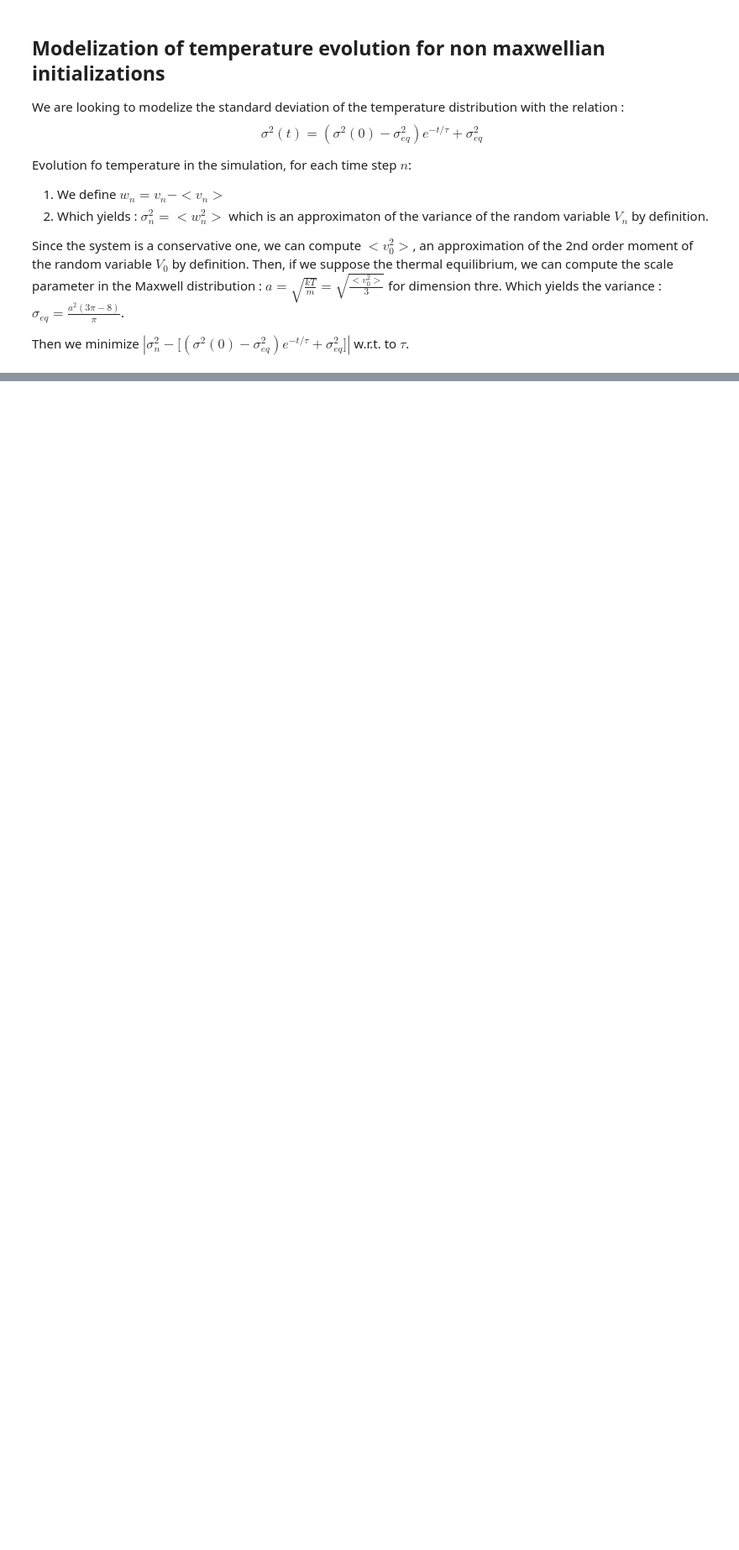
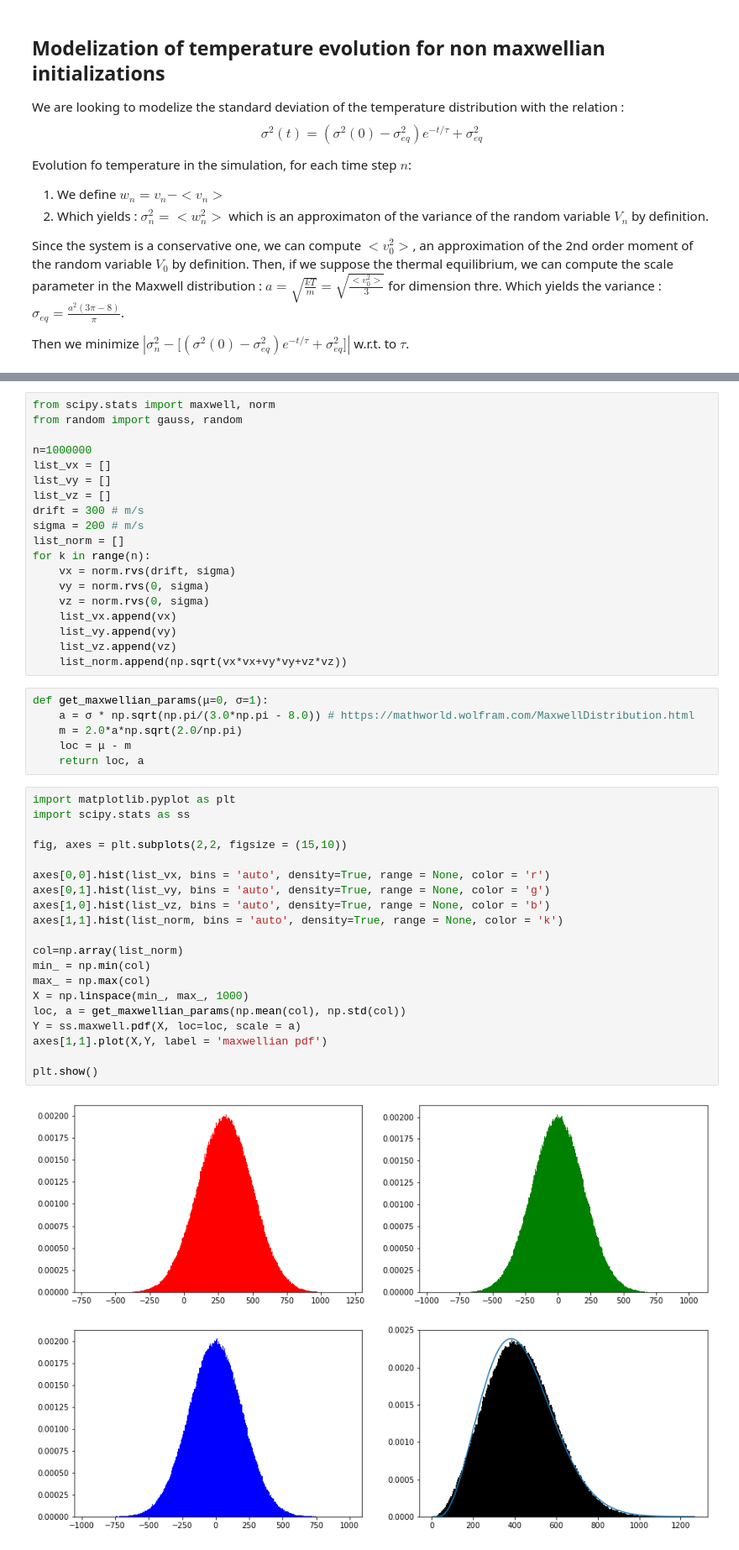
Before and after one commit to PaulCalot/neutralisation-faisceau-ions-negatifs-propulsion-satellite, a Jupyter notebook: tutorial/tutorial.ipynb, the cells around one changed output, grey strips where cells are left out. Shown at 84% size. Saved outputs shown, nothing was run; the diff lists cells and outputs as text; blank space fills up the shorter version.

```diff
--- a/tutorial/tutorial.ipynb
+++ b/tutorial/tutorial.ipynb
@@ -189,0 +235,47 @@ Then we minimize $|\sigma^2_n -\big[(\sigma^2(0) - \sigma^2_{eq})e^{-t/\tau}+\si
+# %%
+from scipy.stats import maxwell, norm
+from random import gauss, random
+
+n=1000000
+list_vx = []
+list_vy = []
+list_vz = []
+drift = 300 # m/s
+sigma = 200 # m/s
+list_norm = []
+for k in range(n):
+    vx = norm.rvs(drift, sigma)
+    vy = norm.rvs(0, sigma)
+    vz = norm.rvs(0, sigma)
+    list_vx.append(vx)
+    list_vy.append(vy)
+    list_vz.append(vz)
+    list_norm.append(np.sqrt(vx*vx+vy*vy+vz*vz))
+# %%
+def get_maxwellian_params(μ=0, σ=1):
+    a = σ * np.sqrt(np.pi/(3.0*np.pi - 8.0)) # https://mathworld.wolfram.com/MaxwellDistribution.html
+    m = 2.0*a*np.sqrt(2.0/np.pi)
+    loc = μ - m
+    return loc, a
+# %%
+import matplotlib.pyplot as plt
+import scipy.stats as ss
+
+fig, axes = plt.subplots(2,2, figsize = (15,10))
+
+axes[0,0].hist(list_vx, bins = 'auto', density=True, range = None, color = 'r')
+axes[0,1].hist(list_vy, bins = 'auto', density=True, range = None, color = 'g')
+axes[1,0].hist(list_vz, bins = 'auto', density=True, range = None, color = 'b')
+axes[1,1].hist(list_norm, bins = 'auto', density=True, range = None, color = 'k')
+
+col=np.array(list_norm)
+min_ = np.min(col)
+max_ = np.max(col)
+X = np.linspace(min_, max_, 1000)
+loc, a = get_maxwellian_params(np.mean(col), np.std(col))
+Y = ss.maxwell.pdf(X, loc=loc, scale = a)
+axes[1,1].plot(X,Y, label = 'maxwellian pdf')
+
+plt.show()
+# %% [output]
+[figure, added]
```
Also changed, not shown: parts of 4 cells of this notebook, 16 other files.
